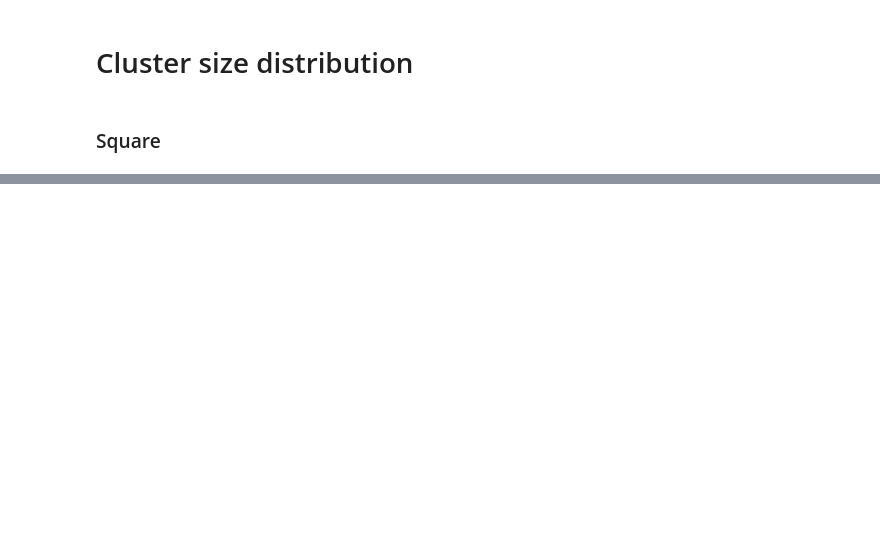
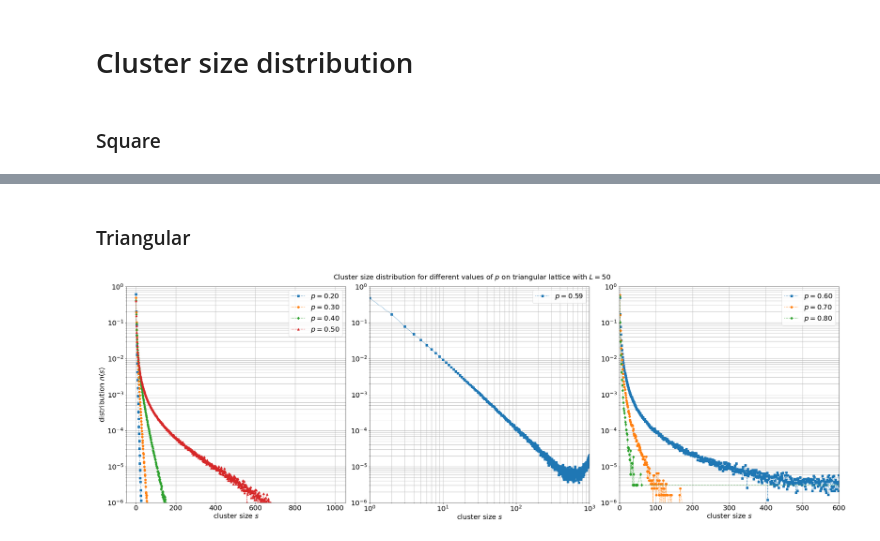
Before and after one commit to JakubPawlowskii/complex_systems, a Jupyter notebook: list1/percolation.ipynb, the cells around one changed output, grey strips where cells are left out. Saved outputs shown, nothing was run; the diff lists cells and outputs as text; code cells hidden in the pictures; blank space fills up the shorter version.

```diff
--- a/list1/percolation.ipynb
+++ b/list1/percolation.ipynb
@@ -133,0 +190,55 @@ filename_triangle = lambda lattice, L, mcs, p : res_path + '3_cluster_sizes_dist
+# %% [markdown]
+### Triangular
+# %%
+from matplotlib.gridspec import GridSpec
+
+fig = plt.figure(figsize=(30,10),constrained_layout=True)
+gs = GridSpec(1, 3, figure=fig)
+
+ax1 = fig.add_subplot(gs[0])
+ax2 = fig.add_subplot(gs[1])
+ax3 = fig.add_subplot(gs[2])
+
+p1 = [0.2,0.3,0.4,0.5]
+p2 = [0.59]
+p3 = [0.6,0.7,0.8]
+L = "50"
+
+ax1.set_ylabel(r"distribution $n(s)$", fontsize=20)
+markers = ["s","o","d","^"]
+for p in p1:
+    data = np.loadtxt(filename_triangle('triangle',L, "100000", p), delimiter=' ')
+    s = data[:,0]
+    n = data[:,1]
+    ax1.semilogy(s, n/np.sum(n), label='$p = $' + r'{0:.2f}'.format(p), linestyle=':', marker=markers.pop(0))
+
+
+markers = ["s","o","d","^"]
+for p in p2:
+    data = np.loadtxt(filename_triangle('triangle',L, "100000", p), delimiter=' ')
+    s = data[:,0]
+    n = data[:,1]
+    ax2.loglog(s, n/np.sum(n), label='$p = $' + r'{0:.2f}'.format(p),linestyle=':', marker=markers.pop(0))
+ax2.set_xlim([1,1000])
+
+markers = ["s","o","d","^"]
+for p in p3:
+    data = np.loadtxt(filename_triangle('triangle',L, "100000", p), delimiter=' ')
+    s = data[:,0]
+    n = data[:,1]
+    ax3.semilogy(s, n/np.sum(n), label='$p = $' + r'{0:.2f}'.format(p),linestyle=':', marker=markers.pop(0))
+ax3.set_xlim([0,600])
+
+for ax in [ax1,ax2,ax3]:
+    ax.set_xlabel(r"cluster size $s$", fontsize=20)
+    ax.tick_params(axis='both', which='major', labelsize=20)
+    ax.grid(visible=True, which='both')
+    ax.legend(fontsize=20)
+    ax.set_ylim([1e-6,1])
+
+
+# set joint title
+fig.suptitle("Cluster size distribution for different values of $p$ on triangular lattice with $L = "+L+"$", fontsize=20)
+plt.show()
+# %% [output]
+[figure, added]
```
Also changed, not shown: parts of 2 cells of this notebook, 1 other file.
